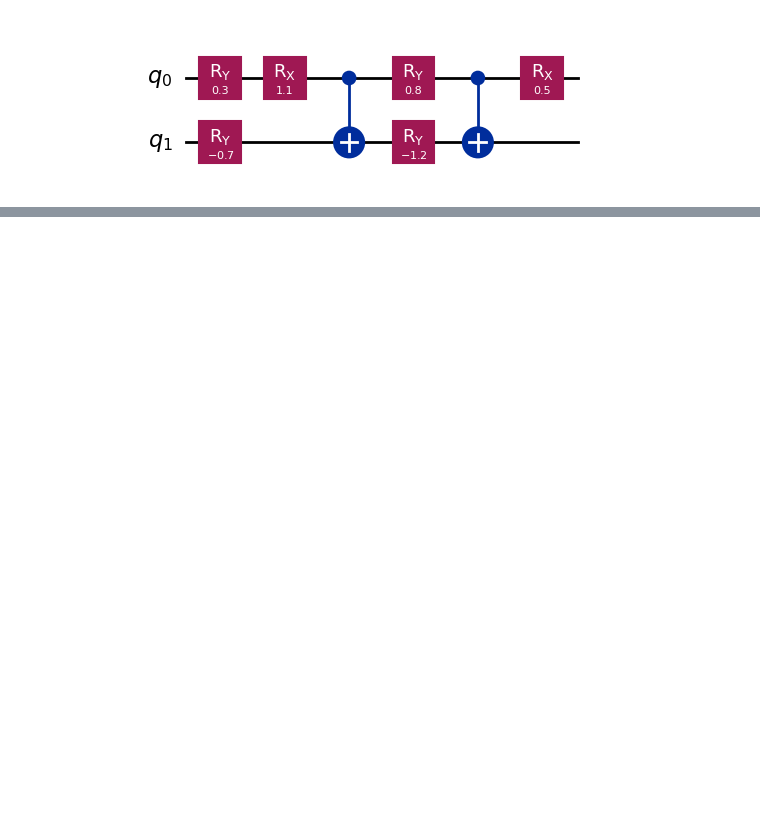
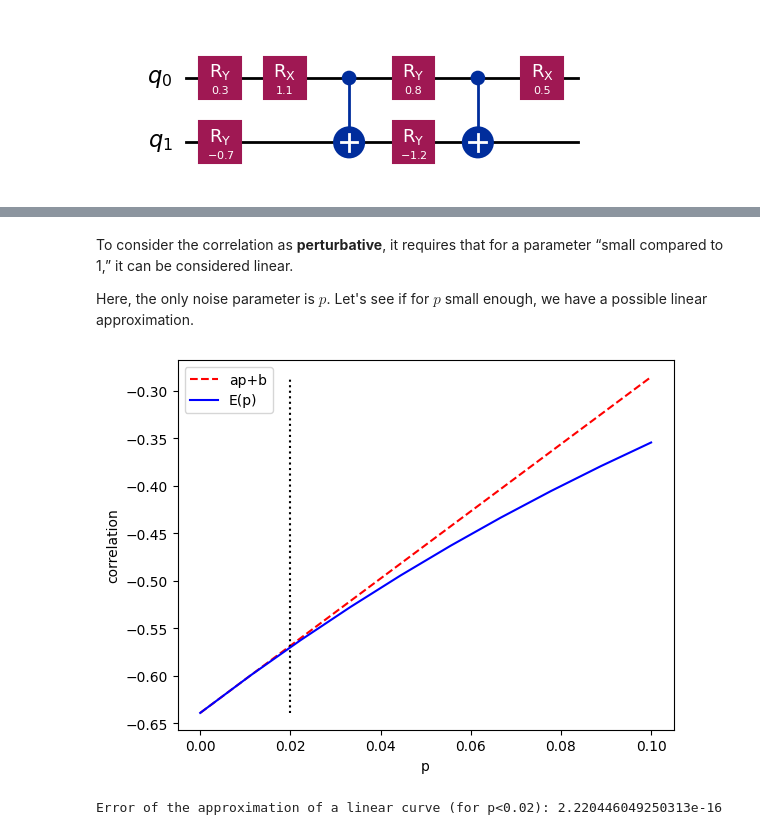
Before and after one commit to TheoHUETQC/quantum-error-mitigation, a Jupyter notebook: zero_noise_extrapolation.ipynb, the cells around one changed output, grey strips where cells are left out. Drawn from its saved outputs; the diff is of its cells as text; code cells hidden in the pictures; blank space fills up the shorter version.

```diff
--- a/zero_noise_extrapolation.ipynb
+++ b/zero_noise_extrapolation.ipynb
@@ -173,20 +51,0 @@ $$E(p) = \text{Corrélation avec bruit}(p) - \text{Corrélation}$$
-# %%
-from matplotlib.lines import lineStyles
-import matplotlib.pyplot as plt
-
-shots = 10000
-p_range = np.linspace(0, 0.1, 10)
-
-correlation_noisy = []
-for p in p_range :
-  rho = simulate_noise(p, shots)
-  correlation_noisy.append(compute_correlation_density_matrix(rho))
-
-error = np.abs(np.array(correlation_noisy) - correlation)
-
-plt.plot(p_range, p_range*3.5, color="red", label="linear", linestyle='--')
-plt.plot(p_range, error, color="blue", label="E(p)")
-plt.legend()
-plt.xlabel("p")
-plt.ylabel("error")
-plt.show()
@@ -209,0 +178,36 @@ Kristan Temme, Sergey Bravyi, and Jay M. Gambetta
+# %%
+import matplotlib.pyplot as plt
+
+p_range = np.linspace(0, 0.1, 10)
+
+correlation_p = []
+for p in p_range :
+  rho = simulate_noise(qc_noisy, p, shots)
+  correlation_p.append(compute_correlation_density_matrix(rho)) # calcul des E(p)
+correlation_p = np.array(correlation_p)
+# %% [markdown]
+To consider the correlation as **perturbative**, it requires that for a parameter “small compared to 1,” it can be considered linear.
+
+Here, the only noise parameter is $p$. Let's see if for $p$ small enough, we have a possible linear approximation.
+# %%
+p_linear = 0.02 # point a partir du quel la courbe dérive
+# on veut visuelement voir si nos point represente une droite
+coeffs = np.polyfit(p_range[p_range<p_linear], correlation_p[p_range<p_linear], 1)
+linear_eq = p_range*coeffs[0]+coeffs[1]
+
+plt.figure()
+plt.plot(p_range, linear_eq, color="red", label=f"ap+b", linestyle='--')
+plt.vlines(p_linear, np.min(correlation_p), max(max(correlation_p),linear_eq[-1]), color ='black', linestyle=':')
+plt.plot(p_range, correlation_p, color="blue", label="E(p)")
+plt.legend()
+plt.xlabel("p")
+plt.ylabel("correlation")
+plt.show()
+# %% [output]
+[figure, added]
+# %%
+error_linear = np.mean(difference(linear_eq[p_range<p_linear], correlation_p[p_range<p_linear]))
+
+print(f"Error of the approximation of a linear curve (for p<{p_linear}):", error_linear)
+# %% [output]
+Error of the approximation of a linear curve (for p<0.02): 2.220446049250313e-16
```
Also changed, not shown: parts of 43 cells of this notebook, 1 other file.
